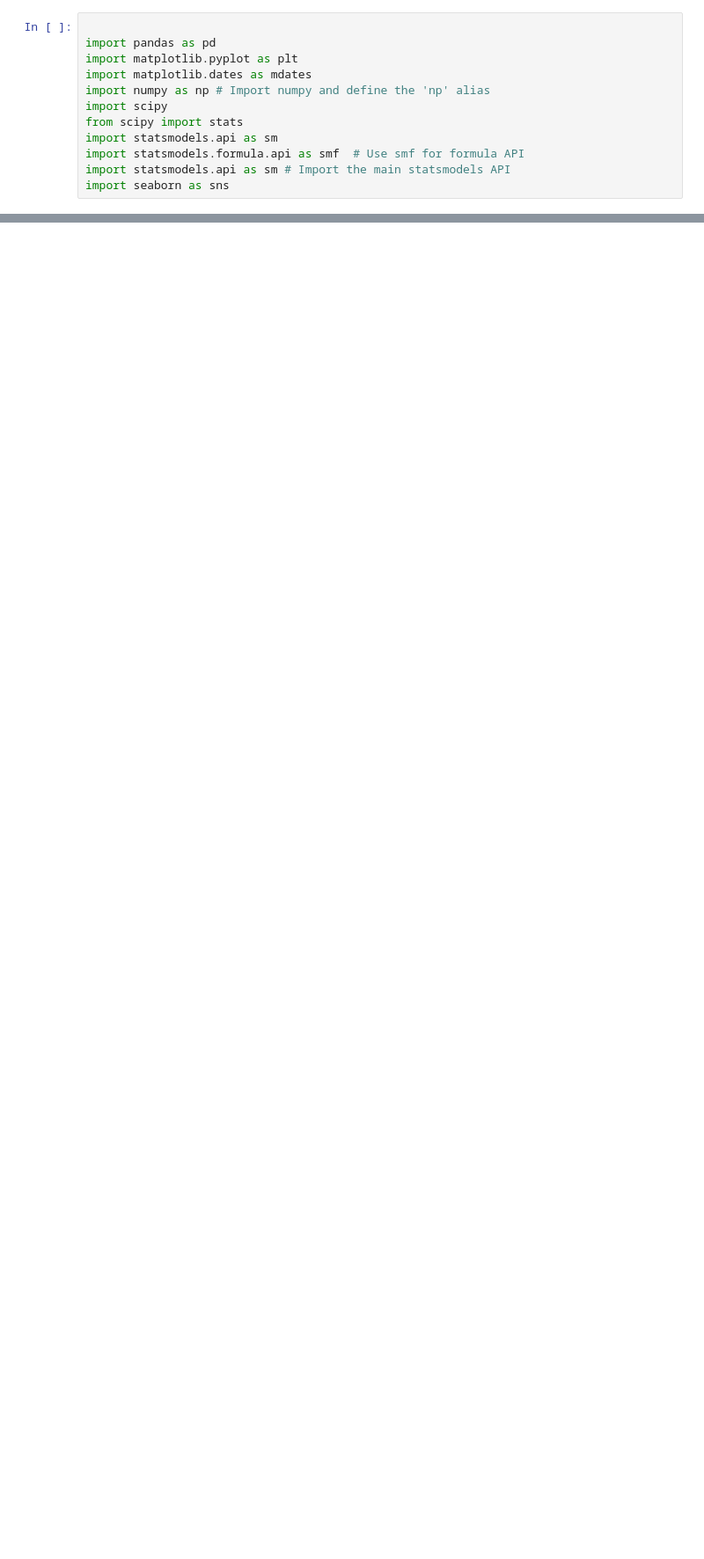
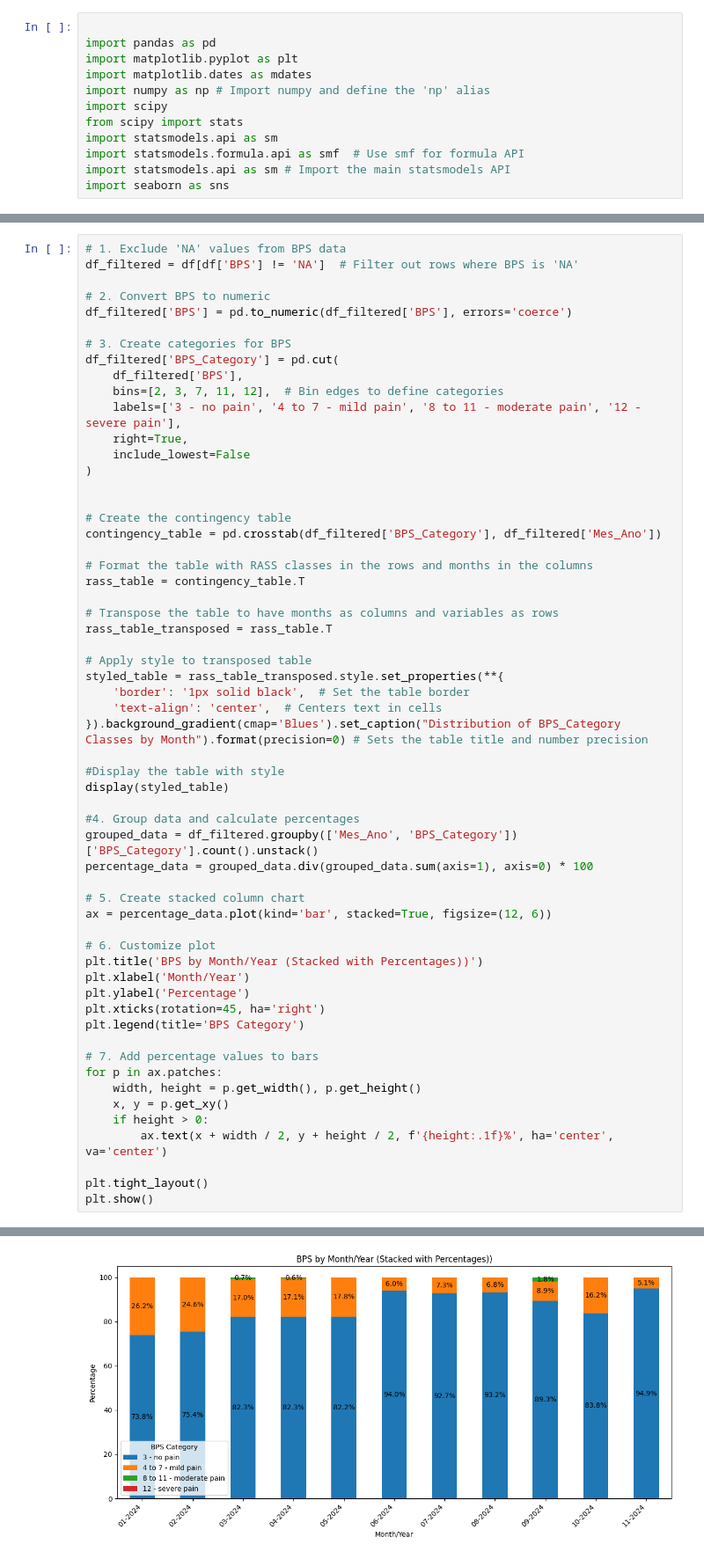
Before and after one commit to lbcarv1972/ICU-Liberation, a Jupyter notebook: ICU_Liberation_1.ipynb, the cells around one changed output, grey strips where cells are left out. Shown at 88% size. Cells and saved outputs as stored; diff of their text form; blank space fills up the shorter version.

```diff
--- a/ICU_Liberation_1.ipynb
+++ b/ICU_Liberation_1.ipynb
@@ -1089,0 +494,59 @@ See the caveats in the documentation: https://pandas.pydata.org/pandas-docs/stab
+# %%
+# 1. Exclude 'NA' values from BPS data
+df_filtered = df[df['BPS'] != 'NA']  # Filter out rows where BPS is 'NA'
+
+# 2. Convert BPS to numeric
+df_filtered['BPS'] = pd.to_numeric(df_filtered['BPS'], errors='coerce')
+
+# 3. Create categories for BPS
+df_filtered['BPS_Category'] = pd.cut(
+    df_filtered['BPS'],
+    bins=[2, 3, 7, 11, 12],  # Bin edges to define categories
+    labels=['3 - no pain', '4 to 7 - mild pain', '8 to 11 - moderate pain', '12 - severe pain'],
+    right=True,
+    include_lowest=False
+)
+
+
+# Create the contingency table
+contingency_table = pd.crosstab(df_filtered['BPS_Category'], df_filtered['Mes_Ano'])
+
+# Format the table with RASS classes in the rows and months in the columns
+rass_table = contingency_table.T
+
+# Transpose the table to have months as columns and variables as rows
+rass_table_transposed = rass_table.T
+
+# Apply style to transposed table
+styled_table = rass_table_transposed.style.set_properties(**{
+    'border': '1px solid black',  # Set the table border
+    'text-align': 'center',  # Centers text in cells
+}).background_gradient(cmap='Blues').set_caption("Distribution of BPS_Category Classes by Month").format(precision=0) # Sets the table title and number precision
+
+#Display the table with style
+display(styled_table)
+
+#4. Group data and calculate percentages
+grouped_data = df_filtered.groupby(['Mes_Ano', 'BPS_Category'])['BPS_Category'].count().unstack()
+percentage_data = grouped_data.div(grouped_data.sum(axis=1), axis=0) * 100
+
+# 5. Create stacked column chart
+ax = percentage_data.plot(kind='bar', stacked=True, figsize=(12, 6))
+
+# 6. Customize plot
+plt.title('BPS by Month/Year (Stacked with Percentages))')
+plt.xlabel('Month/Year')
+plt.ylabel('Percentage')
+plt.xticks(rotation=45, ha='right')
+plt.legend(title='BPS Category')
+
+# 7. Add percentage values to bars
+for p in ax.patches:
+    width, height = p.get_width(), p.get_height()
+    x, y = p.get_xy()
+    if height > 0:
+        ax.text(x + width / 2, y + height / 2, f'{height:.1f}%', ha='center', va='center')
+
+plt.tight_layout()
+plt.show()
+# %% [output]
@@ -1089,0 +569 @@ See the caveats in the documentation: https://pandas.pydata.org/pandas-docs/stab
+[figure, added]
```
Also changed, not shown: parts of 111 cells of this notebook.
